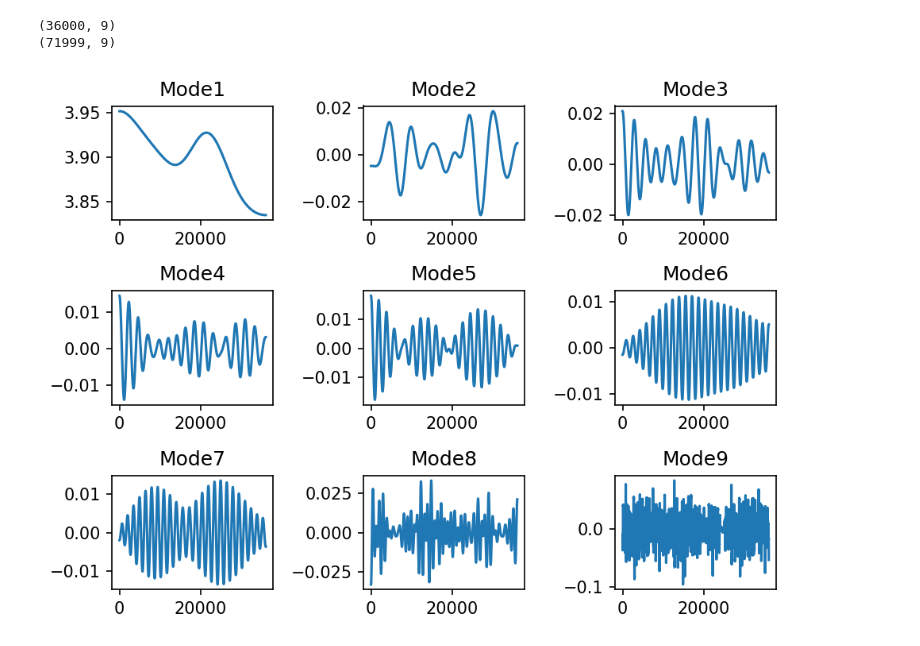
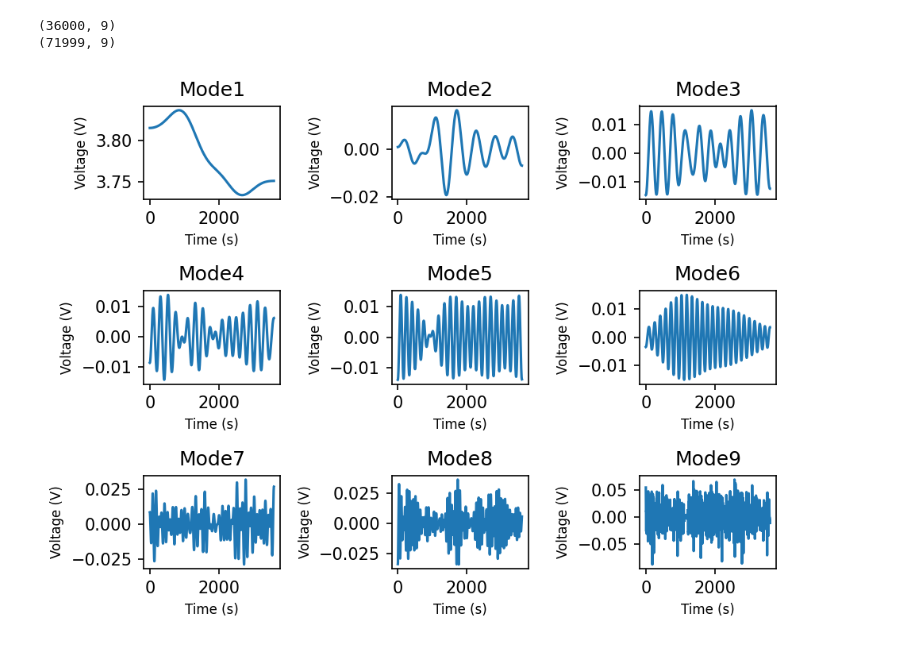
Before and after one commit to JieChungChen/EWT-Capacity-Estimation, a Jupyter notebook: visualize.ipynb, the cells around one changed output. Cells and saved outputs as stored; diff of their text form; code cells hidden in the pictures.

```diff
--- a/visualize.ipynb
+++ b/visualize.ipynb
@@ -10,7 +12,7 @@ def get_mat_voltage(plot=True):
     """
     sampling rate: 10Hz
     """
-    filepath = "Cycling_1/V4.mat"
+    filepath = "Cycling_1/W8.mat"
     f = loadmat(filepath)
     # print(f.keys())
 
@@ -33,7 +35,7 @@ v, s = get_mat_voltage()
 v[s!=14] = 0
 dif = np.abs(np.diff(v, axis=0))
 edge = np.argwhere(dif>1)+1
-dc_v = [v[edge[i, 0]:edge[i+1, 0]] for i in range(0, len(edge), 2)]
+dc_v = [v[edge[i, 0]:edge[i+1, 0]] for i in range(0, len(edge)-1, 2)]
 print('discharge segments=%d'%len(dc_v))
 plt.plot(np.arange(len(dc_v[0]))/36000, dc_v[0])
 plt.xlabel('hr')
@@ -47,18 +49,21 @@ discharge segments=20
 # %%
 # extract voltage information within 1hr to apply EWT
-ewt, mfb ,boundaries = EWT1D(dc_v[0][1000:37000, 0], N=9)
+ewt, mfb ,boundaries = EWT1D(dc_v[0][40000:76000, 0], N=9, reg='gaussian')
 print(ewt.shape)
 print(mfb.shape)
 fig, ax = plt.subplots(3, 3)
+
 for i in range(9):
-    ax[i//3,i%3].plot(ewt[:, i])
+    ax[i//3,i%3].plot(np.linspace(0, 3600, 36000), ewt[:, i])
     ax[i//3,i%3].set_title('Mode%d'%(i+1))
+    ax[i//3,i%3].set_xlabel('Time (s)', fontsize=8)
+    ax[i//3,i%3].set_ylabel('Voltage (V)', fontsize=8)
 plt.tight_layout()
 plt.show()
 plt.close()
 # %% [output]
 (36000, 9)
 (71999, 9)
-[figure, old version]
+[figure, new version]
 # %%
 # fundamental mode filtering
```
Also changed, not shown: parts of 4 cells of this notebook, 1 other file.
